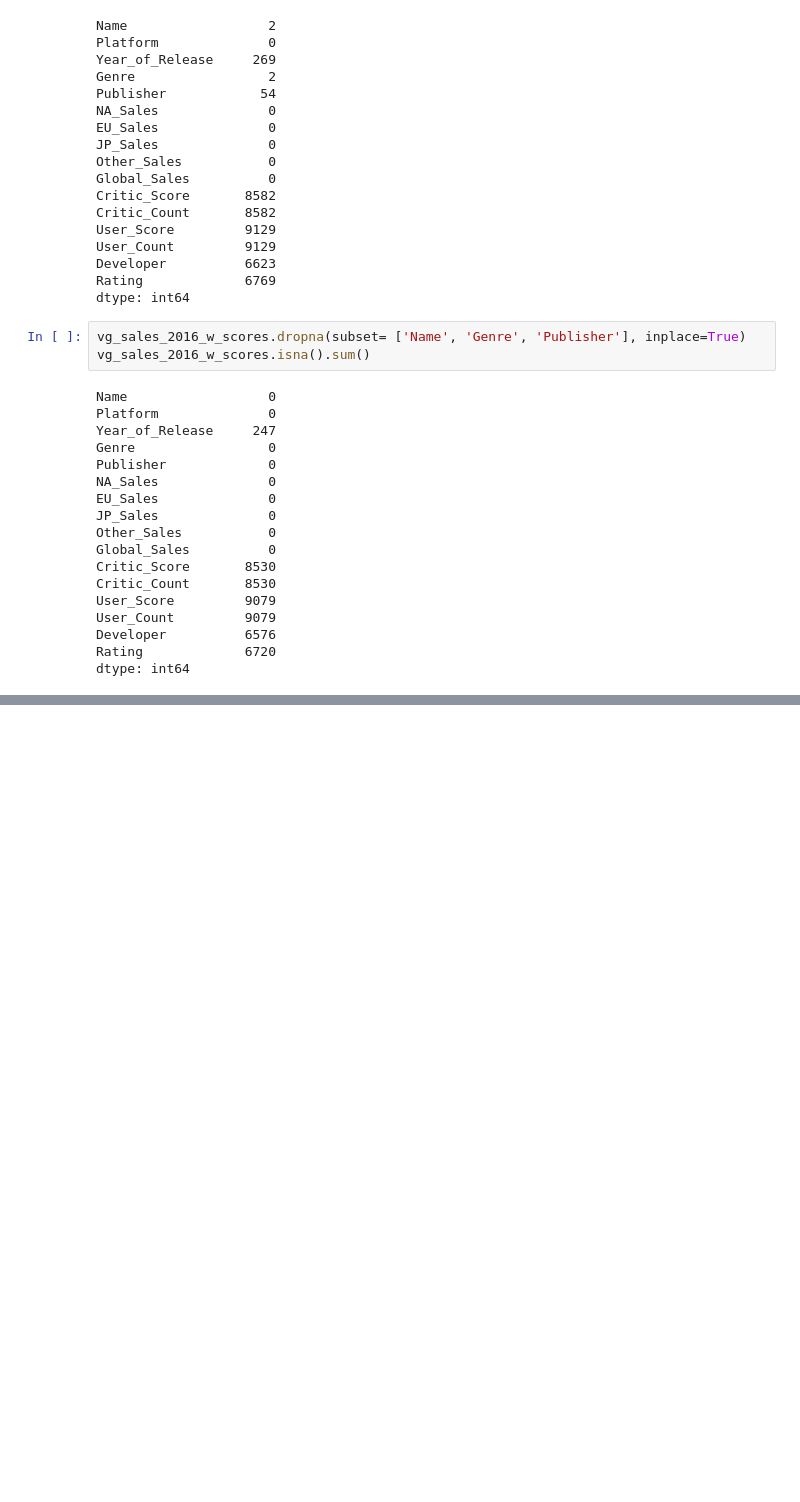
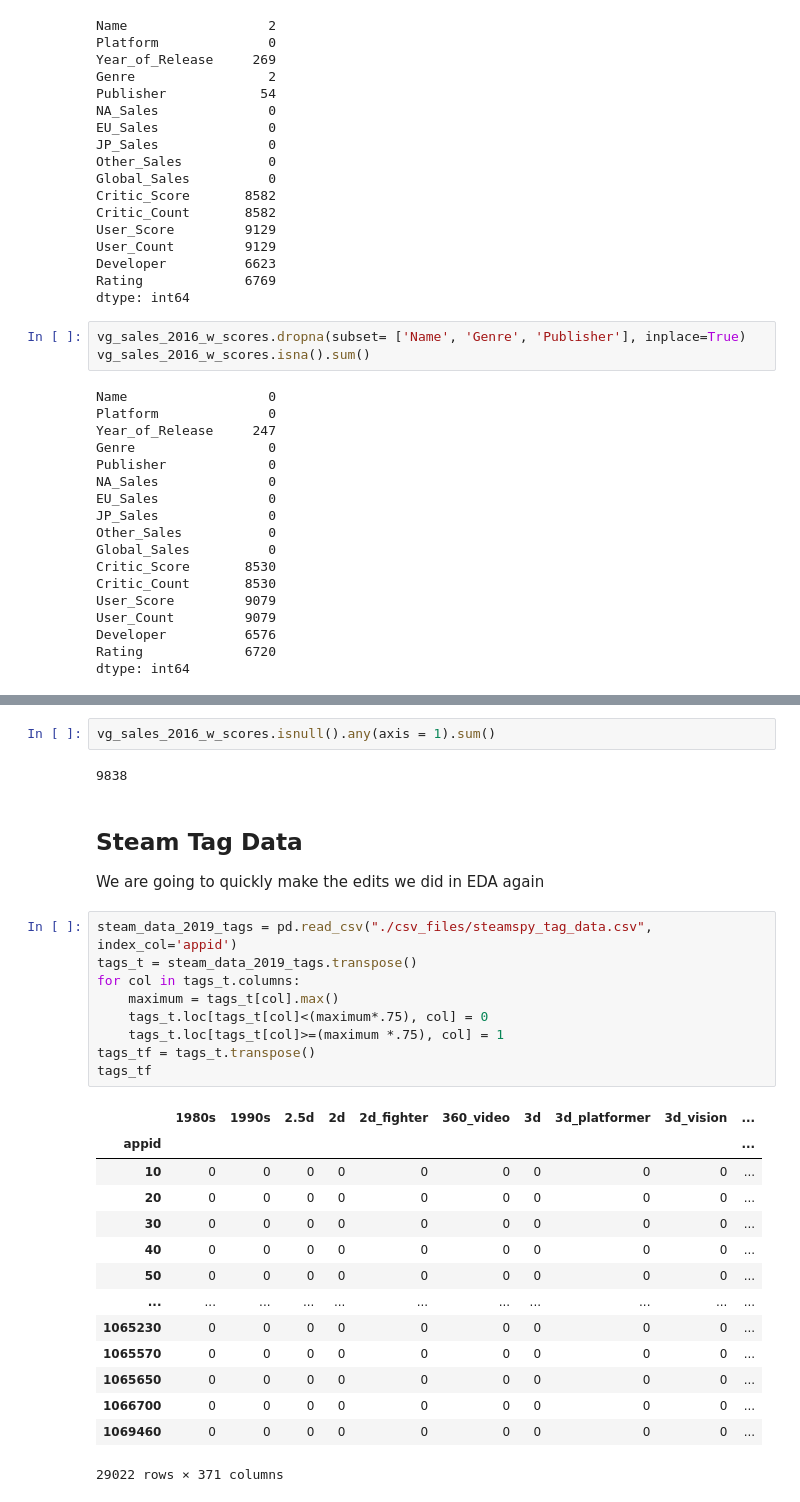
Before and after one commit to mlu004/Capstone2-Video-Game-Popularity, a Jupyter notebook: Preprocessing and Training Data.ipynb, the cells around one changed output, grey strips where cells are left out. Cells and saved outputs as stored; diff of their text form; blank space fills up the shorter version.

Commit message:
loading data and getting dummies.

```diff
--- a/Preprocessing and Training Data.ipynb
+++ b/Preprocessing and Training Data.ipynb
@@ -70,0 +78,32 @@ plt.show()
+# %%
+vg_sales_2016_w_scores.isnull().any(axis = 1).sum()
+# %% [output]
+9838
+# %% [markdown]
+## Steam Tag Data
+
+We are going to quickly make the edits we did in EDA again
+# %%
+steam_data_2019_tags = pd.read_csv("./csv_files/steamspy_tag_data.csv", index_col='appid')
+tags_t = steam_data_2019_tags.transpose()
+for col in tags_t.columns:
+    maximum = tags_t[col].max()
+    tags_t.loc[tags_t[col]<(maximum*.75), col] = 0
+    tags_t.loc[tags_t[col]>=(maximum *.75), col] = 1
+tags_tf = tags_t.transpose()
+tags_tf
+# %% [output]
+|  | 1980s | 1990s | 2.5d | 2d | 2d_fighter | 360_video | 3d | 3d_platformer | 3d_vision | ... |
+| appid |  |  |  |  |  |  |  |  |  | ... |
+| 10 | 0 | 0 | 0 | 0 | 0 | 0 | 0 | 0 | 0 | ... |
+| 20 | 0 | 0 | 0 | 0 | 0 | 0 | 0 | 0 | 0 | ... |
+| 30 | 0 | 0 | 0 | 0 | 0 | 0 | 0 | 0 | 0 | ... |
+| 40 | 0 | 0 | 0 | 0 | 0 | 0 | 0 | 0 | 0 | ... |
+| 50 | 0 | 0 | 0 | 0 | 0 | 0 | 0 | 0 | 0 | ... |
+| ... | ... | ... | ... | ... | ... | ... | ... | ... | ... | ... |
+| 1065230 | 0 | 0 | 0 | 0 | 0 | 0 | 0 | 0 | 0 | ... |
+| 1065570 | 0 | 0 | 0 | 0 | 0 | 0 | 0 | 0 | 0 | ... |
+| 1065650 | 0 | 0 | 0 | 0 | 0 | 0 | 0 | 0 | 0 | ... |
+| 1066700 | 0 | 0 | 0 | 0 | 0 | 0 | 0 | 0 | 0 | ... |
+| 1069460 | 0 | 0 | 0 | 0 | 0 | 0 | 0 | 0 | 0 | ... |
+29022 rows × 371 columns
```
Also changed, not shown: parts of 10 cells of this notebook.
